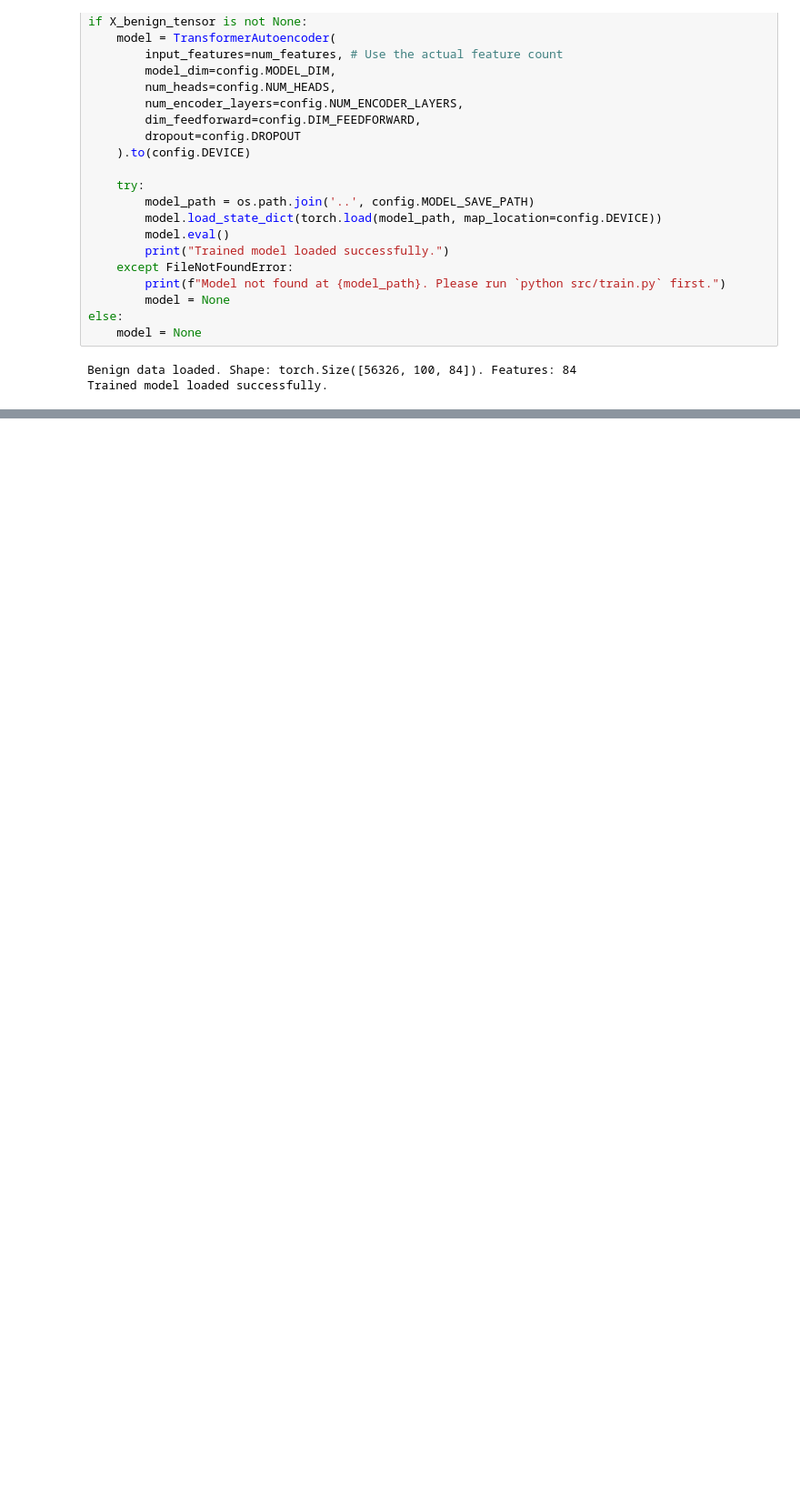
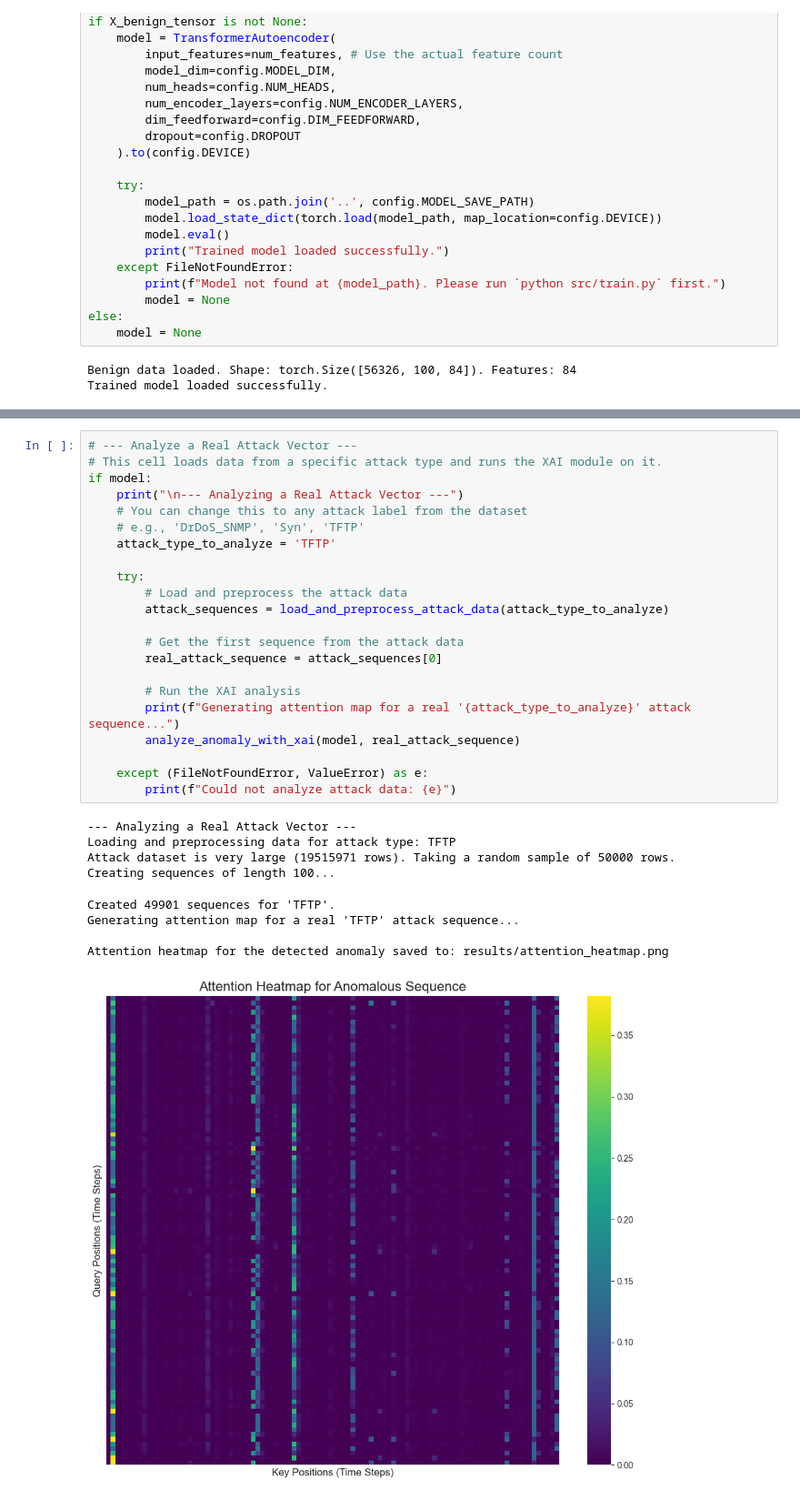
Before and after one commit to geetikak13/dlproject, a Jupyter notebook: notebooks/03_results_visualization.ipynb, the cells around one changed output, grey strips where cells are left out. Shown: that part at 91% size. Saved outputs shown, nothing was run; the diff lists cells and outputs as text; blank space fills up the shorter version.

```diff
--- a/notebooks/03_results_visualization.ipynb
+++ b/notebooks/03_results_visualization.ipynb
@@ -114,0 +116,32 @@ Attention heatmap for the detected anomaly saved to: results/attention_heatmap.p
+# %%
+# --- Analyze a Real Attack Vector ---
+# This cell loads data from a specific attack type and runs the XAI module on it.
+if model:
+    print("\n--- Analyzing a Real Attack Vector ---")
+    # You can change this to any attack label from the dataset
+    # e.g., 'DrDoS_SNMP', 'Syn', 'TFTP'
+    attack_type_to_analyze = 'TFTP'
+
+    try:
+        # Load and preprocess the attack data
+        attack_sequences = load_and_preprocess_attack_data(attack_type_to_analyze)
+
+        # Get the first sequence from the attack data
+        real_attack_sequence = attack_sequences[0]
+
+        # Run the XAI analysis
+        print(f"Generating attention map for a real '{attack_type_to_analyze}' attack sequence...")
+        analyze_anomaly_with_xai(model, real_attack_sequence)
+
+    except (FileNotFoundError, ValueError) as e:
+        print(f"Could not analyze attack data: {e}")
+# %% [output]
+--- Analyzing a Real Attack Vector ---
+Loading and preprocessing data for attack type: TFTP
+Attack dataset is very large (19515971 rows). Taking a random sample of 50000 rows.
+Creating sequences of length 100...
+Created 49901 sequences for 'TFTP'.
+Generating attention map for a real 'TFTP' attack sequence...
+
+Attention heatmap for the detected anomaly saved to: results/attention_heatmap.png
+[figure, added]
```
Also changed, not shown: parts of 3 cells of this notebook.
